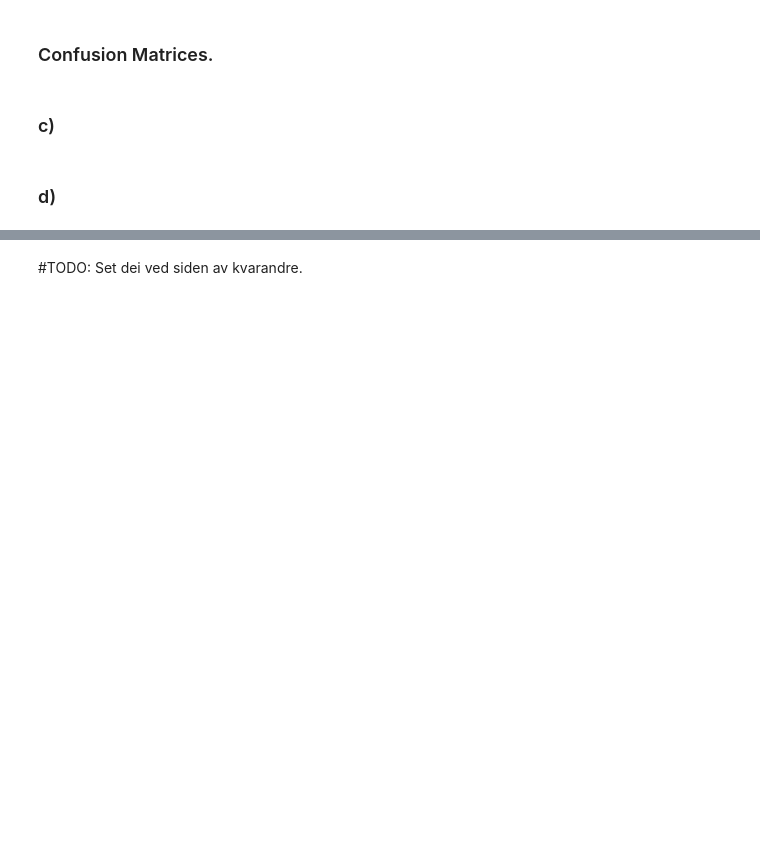
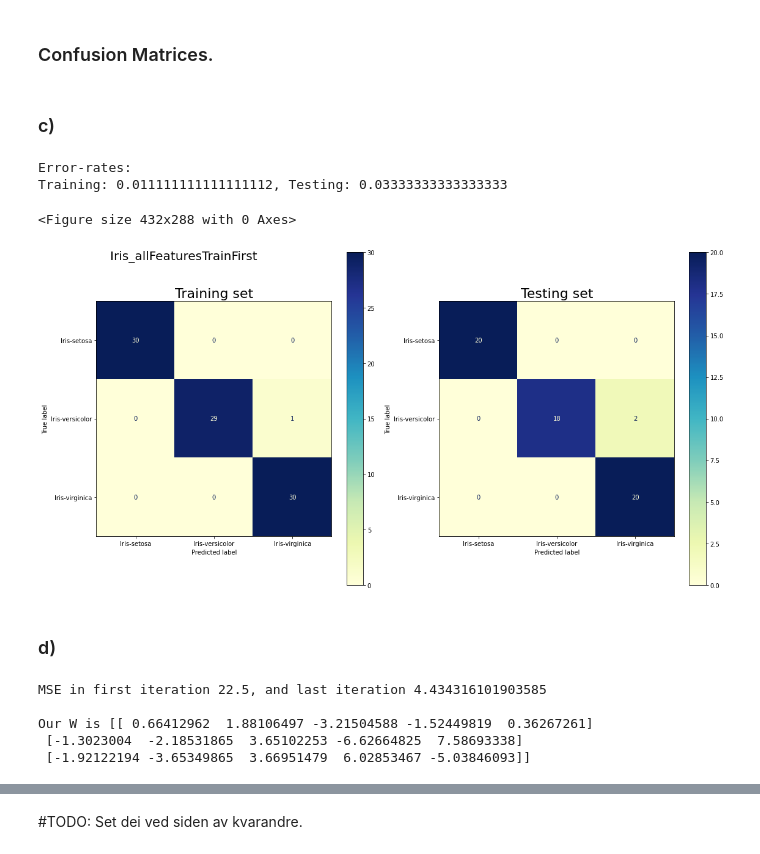
Before and after one commit to simon-cmyk/Classifier, a Jupyter notebook: Iris.ipynb, the cells around one changed output, grey strips where cells are left out. Cells and saved outputs as stored; diff of their text form; code cells hidden in the pictures; blank space fills up the shorter version.

Commit message:
make plots pretty

```diff
--- a/Iris.ipynb
+++ b/Iris.ipynb
@@ -36,7 +36,8 @@ class Dataset:
         self.data = data
         self.classes_names = ["Iris-setosa", "Iris-versicolor", "Iris-virginica"]
         self.feature_names = ['Sepal length [cm]', 'Sepal width [cm]', 'Petal length [cm]', 'Petal width [cm]']
-        self.DESCR = "Iris dataset"
+        self.colors = ['red', 'green', 'blue']
+        self.DESCR = "Iris plants dataset"
 # %%
 class Instance:
     def __init__(self, features, label, set):
@@ -190,7 +198,7 @@ def TestClassifier(dataset: Dataset, W: np.ndarray):
     n_classes = 3
     n_training = 30
     n_testing = 20
-    ConfMatrices = {"training": np.zeros((n_classes, n_classes)), "testing": np.zeros((n_classes, n_classes))}
+    ConfMatrices = {"training": np.zeros((n_classes, n_classes)), "testing": np.zeros((n_classes, n_classes)), "fileName": dataset.DESCR}
     errors = {"training": 0, "testing": 0}
     for index in range(n_classes * n_testing):
         x_k = IRIS_Dataset.data["testing"]["features"][index]
@@ -213,24 +221,33 @@ def TestClassifier(dataset: Dataset, W: np.ndarray):
     print(f"Error-rates: \nTraining: {errors['training']/(n_training*n_classes)}, Testing: {errors['testing']/(n_classes*n_testing)}\n")
     return ConfMatrices
 # %%
-def PlotConfusionMatrix(matrix):
+def PlotConfusionMatrix(matrix, fileName: str):
+    plt.figure()
+
     fig, ax = plt.subplots(1, 2, figsize=(16,8))
-    ax[0].set_title("Training")
-    ax[1].set_title("Testing")
+
+    ax[0].set_title("Training set",fontsize=22)
+    ax[1].set_title("Testing set", fontsize=22)
     metrics.ConfusionMatrixDisplay(confusion_matrix=matrix["training"],
                                    display_labels=IRIS_Dataset.classes_names,
-                                   ).plot(ax=ax[0], cmap="Blues")
+                                   ).plot(ax=ax[0], cmap="YlGnBu")
     metrics.ConfusionMatrixDisplay(confusion_matrix=matrix["testing"],
                                    display_labels=IRIS_Dataset.classes_names,
-                                   ).plot(ax=ax[1], cmap="Blues")
+                                   ).plot(ax=ax[1], cmap="YlGnBu")
     plt.tight_layout()
+    plt.suptitle(f"{fileName}", fontsize=20, x=0.21)
+    plt.savefig(f"svg_figures/{fileName}.svg")
     plt.show()
 # %% [markdown]
 ### c)
 # %%
 ConfMatrix = TestClassifier(IRIS_Dataset, W)
-
-PlotConfusionMatrix(ConfMatrix)
+PlotConfusionMatrix(ConfMatrix, "Iris_allFeaturesTrainFirst")
+# %% [output]
+Error-rates:
+Training: 0.011111111111111112, Testing: 0.03333333333333333
+<Figure size 432x288 with 0 Axes>
+[figure, added]
 # %% [markdown]
 ### d)
 # %%
@@ -286,6 +303,12 @@ for i in range(n):
     MSEs.append(MSE)
 print(f"MSE in first iteration {MSEs[0]}, and last iteration {MSEs[-1]}\n")
 print(f"Our W is {W}\n")
+# %% [output]
+MSE in first iteration 22.5, and last iteration 4.434316101903585
+
+Our W is [[ 0.66412962  1.88106497 -3.21504588 -1.52449819  0.36267261]
+ [-1.3023004  -2.18531865  3.65102253 -6.62664825  7.58693338]
+ [-1.92122194 -3.65349865  3.66951479  6.02853467 -5.03846093]]
 # %%
 n_classes = 3
 n_training = 20
```
Also changed, not shown: parts of 10 cells of this notebook, 10 other files.
